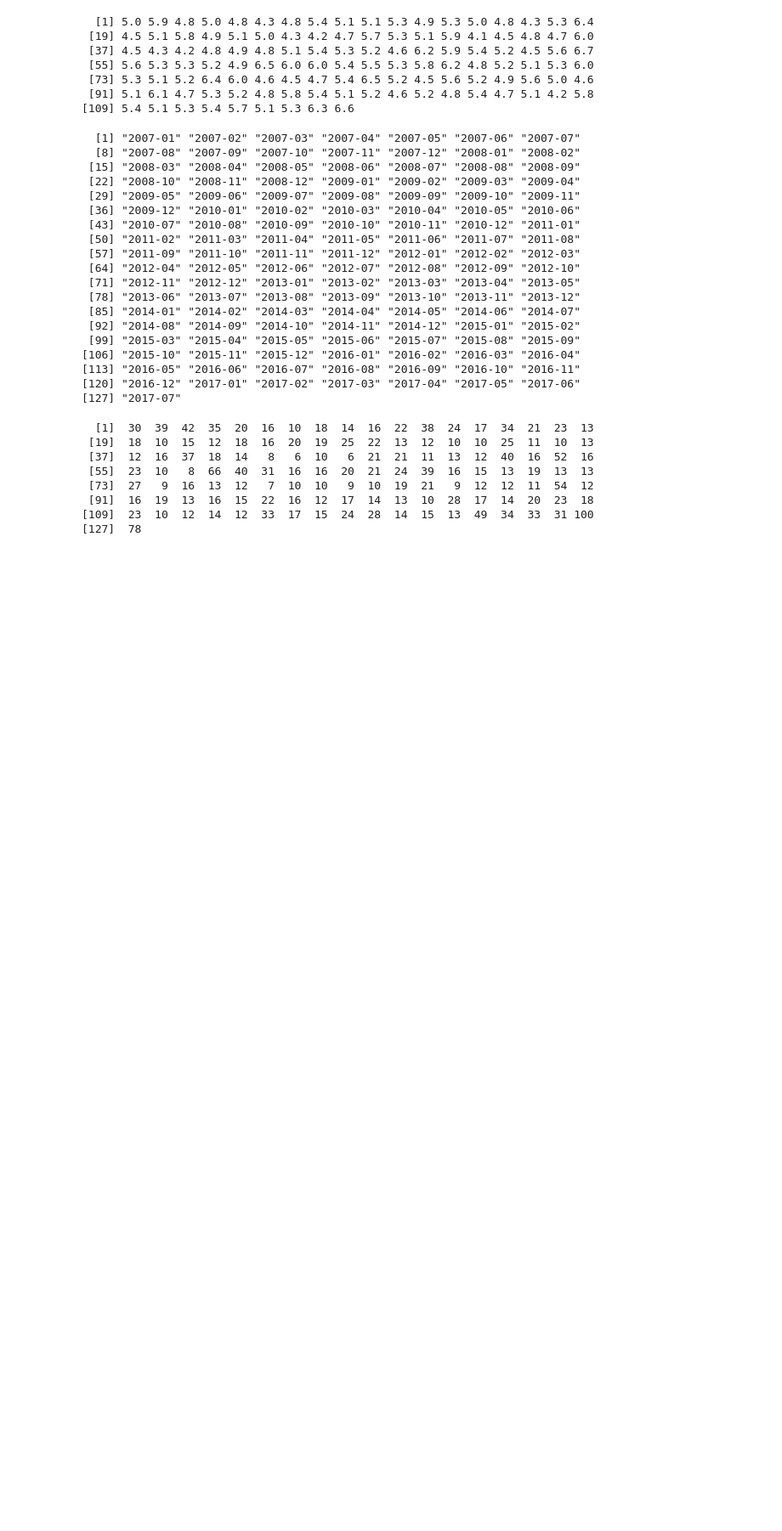
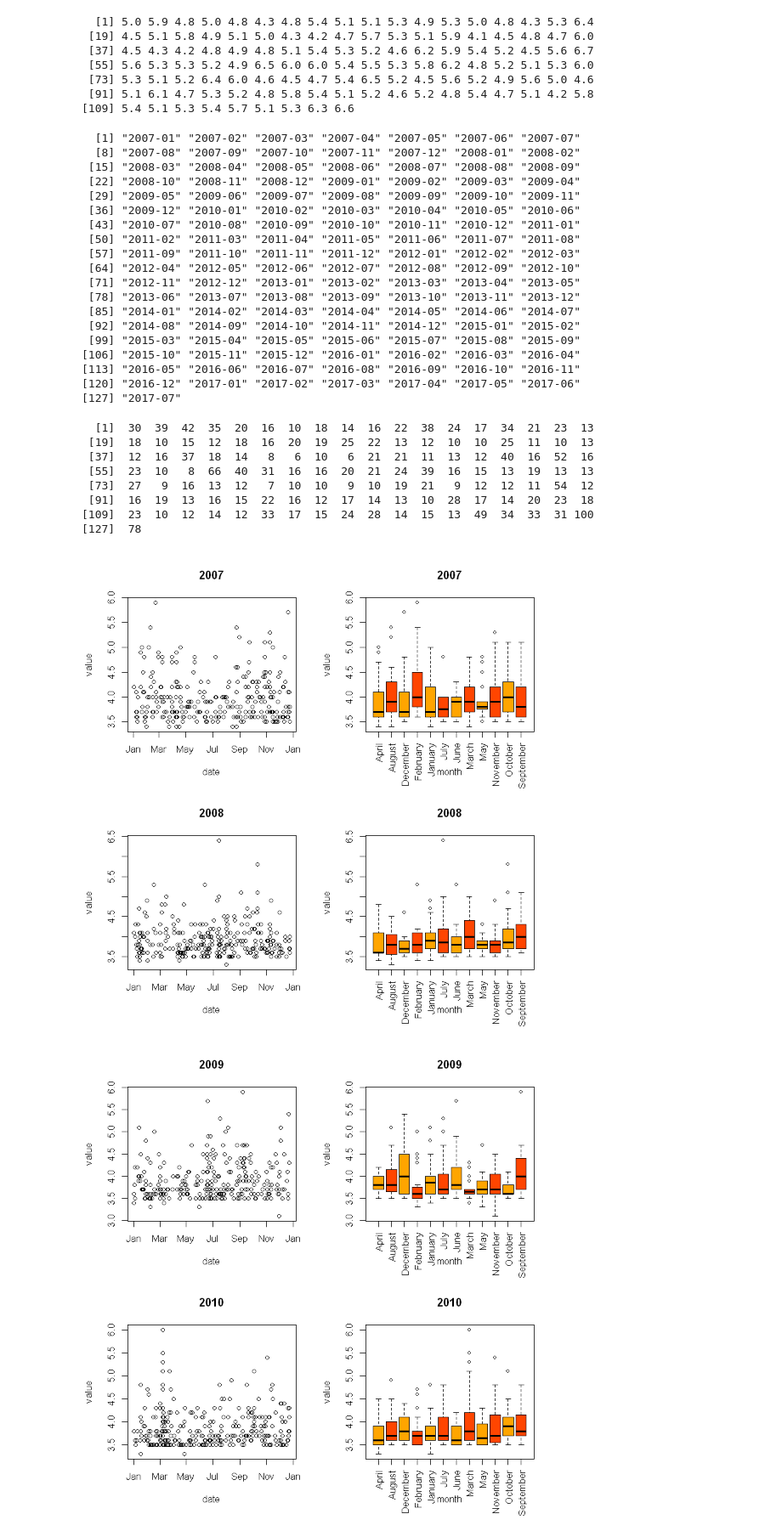
Before and after one commit to BU-IE-360/fall20-goktugacik, a Jupyter notebook: files/hw1/goktugacik-hw1.ipynb, the cells around one changed output. Shown: that part at 85% size. Cells and saved outputs as stored; diff of their text form; code cells hidden in the pictures; blank space fills up the shorter version.

```diff
--- a/files/hw1/goktugacik-hw1.ipynb
+++ b/files/hw1/goktugacik-hw1.ipynb
@@ -253,3 +255,28 @@ search_volume2
  [91]  16  19  13  16  15  22  16  12  17  14  13  10  28  17  14  20  23  18
 [109]  23  10  12  14  12  33  17  15  24  28  14  15  13  49  34  33  31 100
 [127]  78
+# %%
+layout(matrix(c(1,2,3,4), 2, 2, byrow = TRUE))
+
+x <- c(2007:2017)
+y <- c(1:11)
+
+#Iterate and find max of every month
+for (k in x) {
+
+         DATE1 <- as.Date( paste(k, "1", "01", sep = "-") )
+         DATE2 <- as.Date( paste(k, "12", "25", sep = "-") )
+
+
+        test <- dfe[dfe$date >= DATE1 & dfe$date < DATE2,]
+    d <- test$date
+    x <- test$richter
+    x[x==0] <- NA
+    dx <- data.frame(date=d, value=x)
+    plot(dx,main=k)
+    dx$month <- format(dx$date, format="%B")
+    boxplot(value ~ month, data=dx, las=3, col=(c("orange","orangered")), main=k)
+}
+# %% [output]
+[figure, added]
+[figure, added]
```
Also changed, not shown: parts of 20 cells of this notebook, 4 other files.
